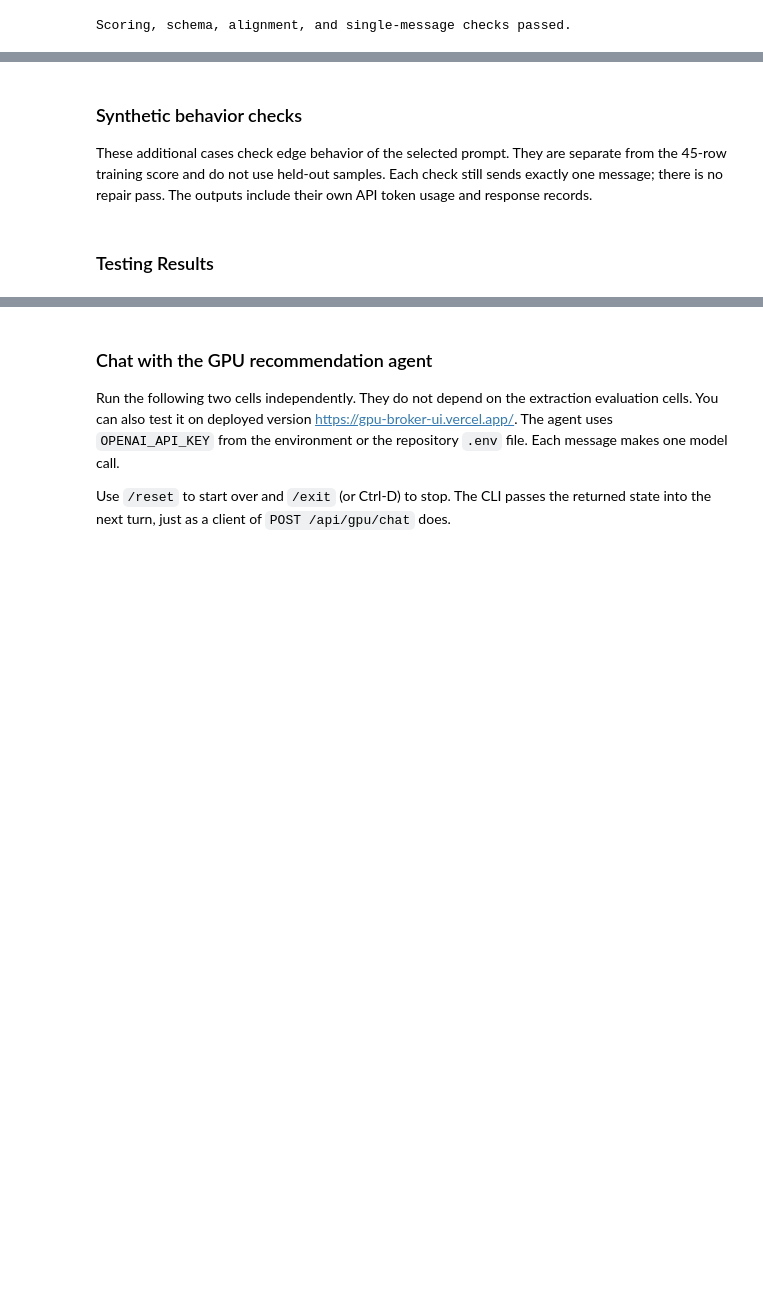
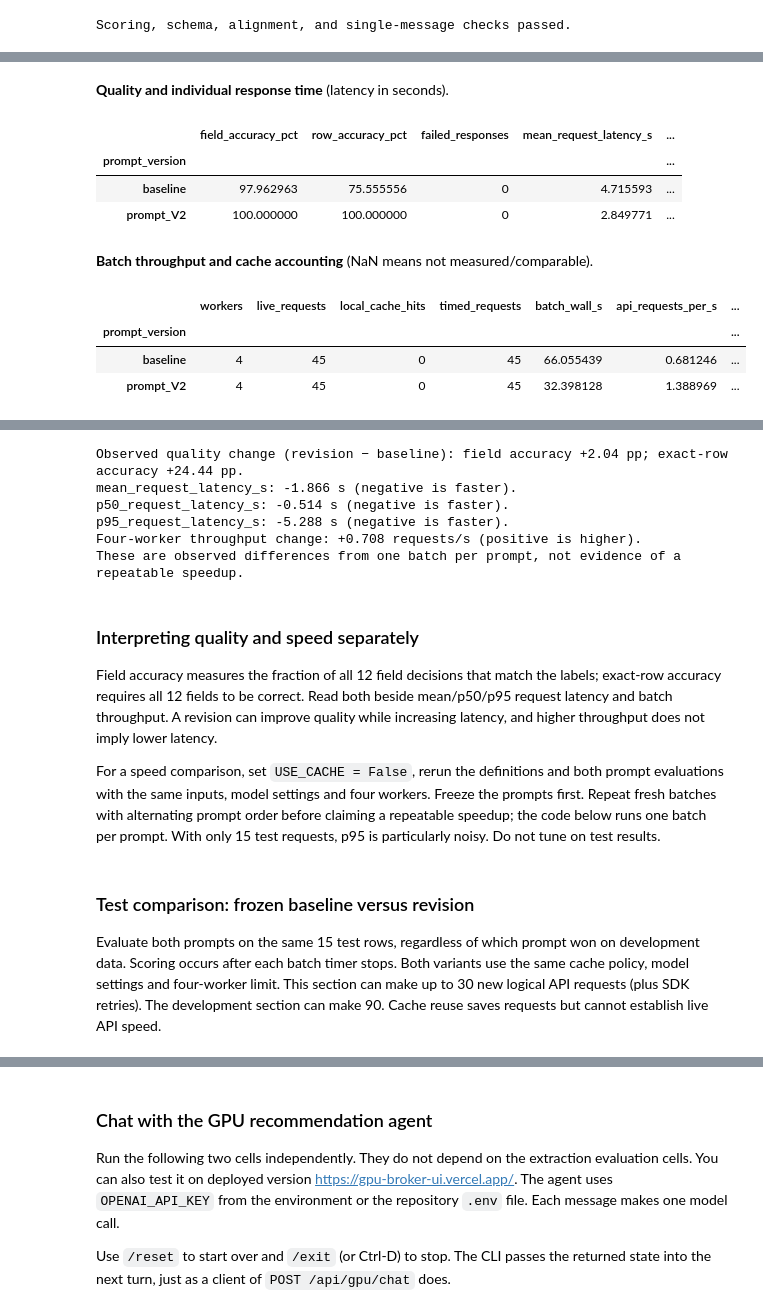
Before and after one commit to MuneebMuhammad/GPU-Broker, a Jupyter notebook: training_experiments.ipynb, the cells around one changed output, grey strips where cells are left out. Drawn from its saved outputs; the diff is of its cells as text; code cells hidden in the pictures; blank space fills up the shorter version.

Commit message:
added latency to development file

```diff
--- a/training_experiments.ipynb
+++ b/training_experiments.ipynb
@@ -571,3 +690,17 @@ Selected prompt: prompt_V2. Training samples: 45. Test samples: not evaluated.
 [interactive output not drawn]
 [interactive output not drawn]
 These results measure **training accuracy after prompt tuning**, not unseen-test performance. Examples are synthetic; prompts may still overfit these 45 development samples. To extract a new sample, call `extract_fields(input_text, FINAL_PROMPT)`.
+# %%
+# New timing report: populated only when the updated development cells are run.
+development_comparison = report_comparison(runs, run_metadata, scores)
+# %% [output]
+**Quality and individual response time** (latency in seconds).
+|  | field_accuracy_pct | row_accuracy_pct | failed_responses | mean_request_latency_s | ... |
+| prompt_version |  |  |  |  | ... |
+| baseline | 97.962963 | 75.555556 | 0 | 4.715593 | ... |
+| prompt_V2 | 100.000000 | 100.000000 | 0 | 2.849771 | ... |
+**Batch throughput and cache accounting** (NaN means not measured/comparable).
+|  | workers | live_requests | local_cache_hits | timed_requests | batch_wall_s | api_requests_per_s | ... |
+| prompt_version |  |  |  |  |  |  | ... |
+| baseline | 4 | 45 | 0 | 45 | 66.055439 | 0.681246 | ... |
+| prompt_V2 | 4 | 45 | 0 | 45 | 32.398128 | 1.388969 | ... |
@@ -574,10 +708,28 @@ These results measure **training accuracy after prompt tuning**, not unseen-test
+Observed quality change (revision − baseline): field accuracy +2.04 pp; exact-row accuracy +24.44 pp.
+mean_request_latency_s: -1.866 s (negative is faster).
+p50_request_latency_s: -0.514 s (negative is faster).
+p95_request_latency_s: -5.288 s (negative is faster).
+Four-worker throughput change: +0.708 requests/s (positive is higher).
+These are observed differences from one batch per prompt, not evidence of a repeatable speedup.
 # %% [markdown]
-### Synthetic behavior checks
+### Interpreting quality and speed separately
 
-These additional cases check edge behavior of the selected prompt. They are
-separate from the 45-row training score and do not use held-out samples. Each
-check still sends exactly one message; there is no repair pass. The outputs
-include their own API token usage and response records.
+Field accuracy measures the fraction of all 12 field decisions that match the
+labels; exact-row accuracy requires all 12 fields to be correct. Read both beside
+mean/p50/p95 request latency and batch throughput. A revision can improve quality
+while increasing latency, and higher throughput does not imply lower latency.
+
+For a speed comparison, set `USE_CACHE = False`, rerun the definitions and both
+prompt evaluations with the same inputs, model settings and four workers. Freeze
+the prompts first. Repeat fresh batches with alternating prompt order before
+claiming a repeatable speedup; the code below runs one batch per prompt. With only
+15 test requests, p95 is particularly noisy. Do not tune on test results.
 # %% [markdown]
-### Testing Results
+### Test comparison: frozen baseline versus revision
+
+Evaluate both prompts on the same 15 test rows, regardless of which prompt won
+on development data. Scoring occurs after each batch timer stops. Both variants
+use the same cache policy, model settings and four-worker limit. This section can
+make up to 30 new logical API requests (plus SDK retries). The development section
+can make 90. Cache reuse saves requests but cannot establish live API speed.
 # %%
```
Also changed, not shown: parts of 9 cells of this notebook.
